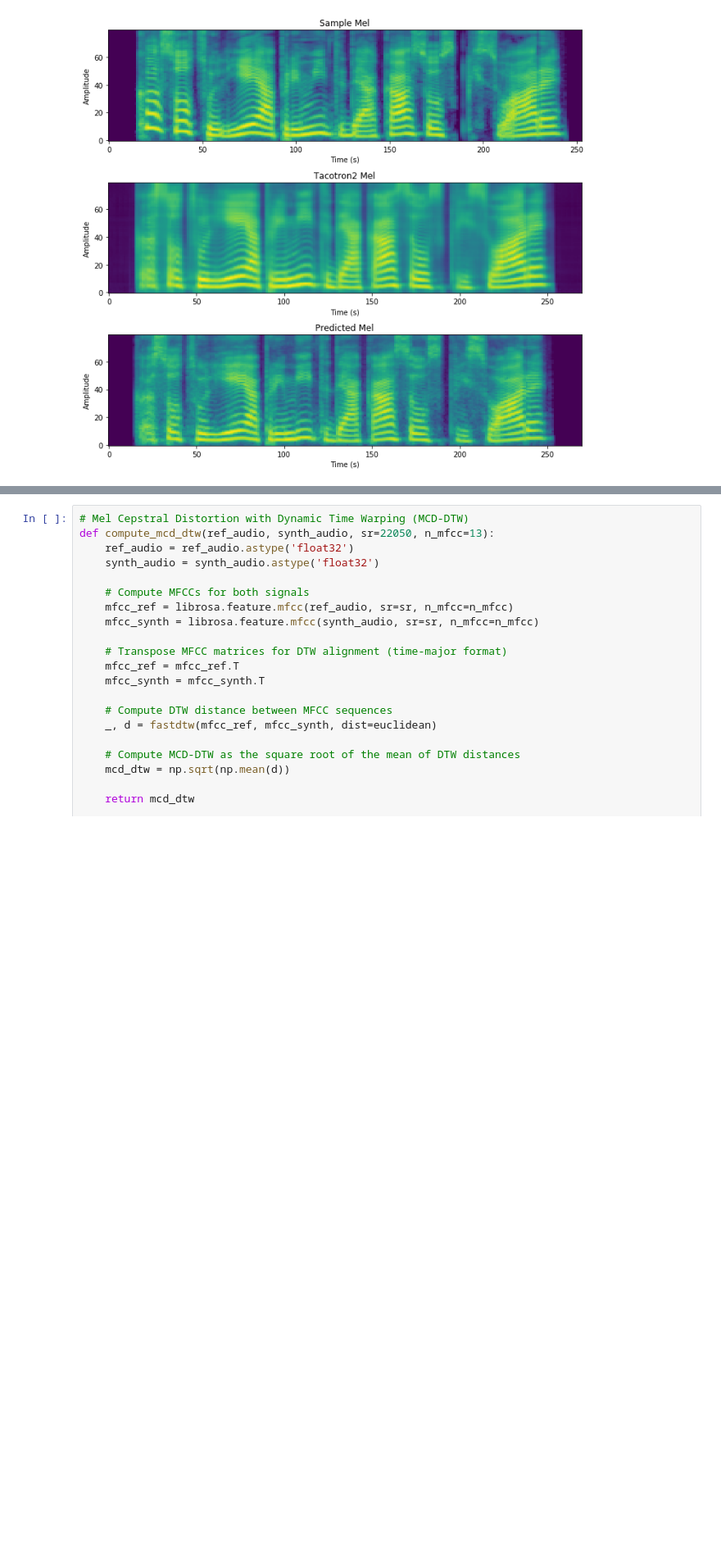
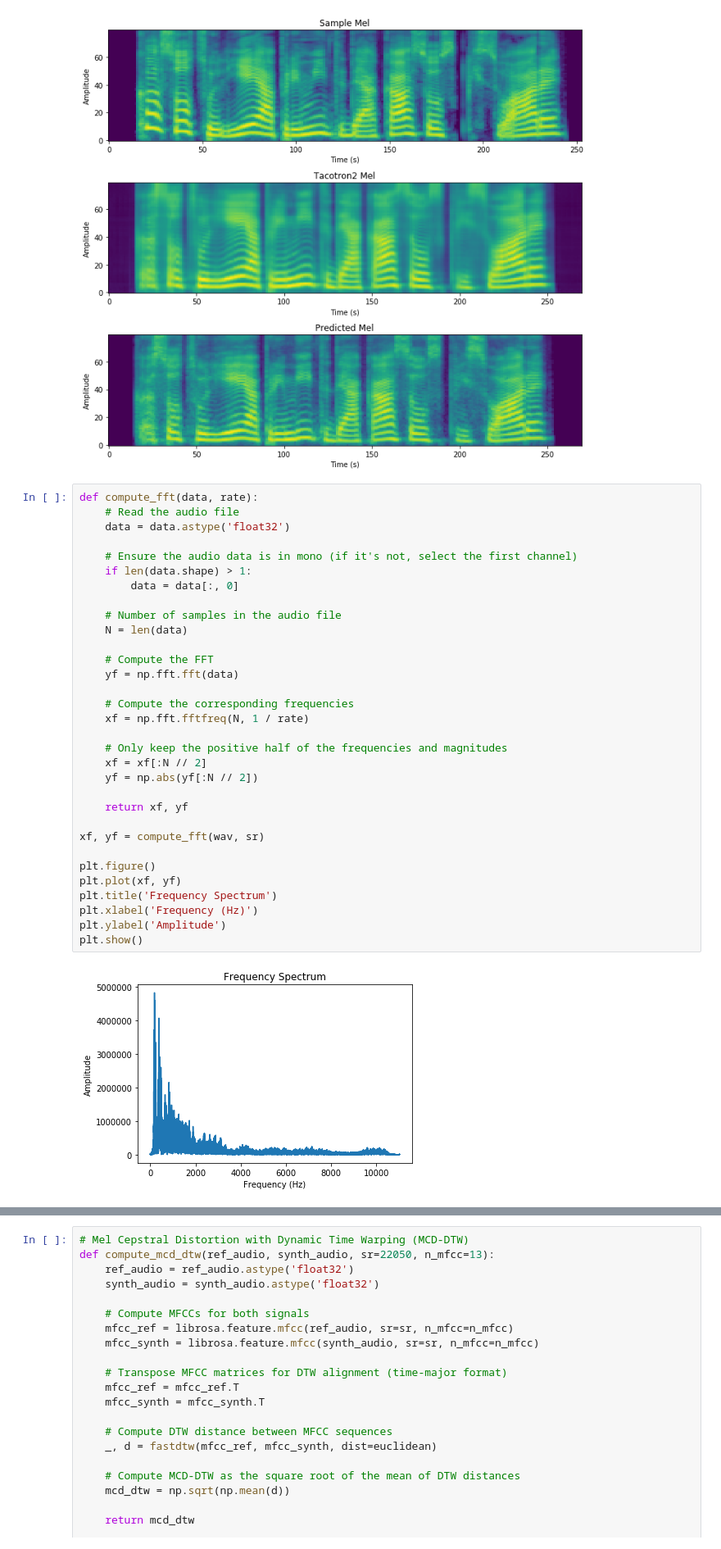
Before and after one commit to SebastianBalmus/DiplomaProject, a Jupyter notebook: notebooks/e2e_ro_hf.ipynb, the cells around one changed output, grey strips where cells are left out. Shown at 82% size. Drawn from its saved outputs; the diff is of its cells as text; blank space fills up the shorter version.

```diff
--- a/notebooks/e2e_ro_hf.ipynb
+++ b/notebooks/e2e_ro_hf.ipynb
@@ -134,6 +134,40 @@ plt.tight_layout()
 plt.show()
 # %% [output]
 [figure]
+# %%
+def compute_fft(data, rate):
+    # Read the audio file
+    data = data.astype('float32')
+
+    # Ensure the audio data is in mono (if it's not, select the first channel)
+    if len(data.shape) > 1:
+        data = data[:, 0]
+
+    # Number of samples in the audio file
+    N = len(data)
+
+    # Compute the FFT
+    yf = np.fft.fft(data)
+
+    # Compute the corresponding frequencies
+    xf = np.fft.fftfreq(N, 1 / rate)
+
+    # Only keep the positive half of the frequencies and magnitudes
+    xf = xf[:N // 2]
+    yf = np.abs(yf[:N // 2])
+
+    return xf, yf
+
+xf, yf = compute_fft(wav, sr)
+
+plt.figure()
+plt.plot(xf, yf)
+plt.title('Frequency Spectrum')
+plt.xlabel('Frequency (Hz)')
+plt.ylabel('Amplitude')
+plt.show()
+# %% [output]
+[figure, added]
 # %%
 # Mel Cepstral Distortion (MCD)
 def compute_mcd(ref_audio, synth_audio, sr=22050, n_mfcc=13):
```
Also changed, not shown: parts of 2 cells of this notebook, 2 other files.
